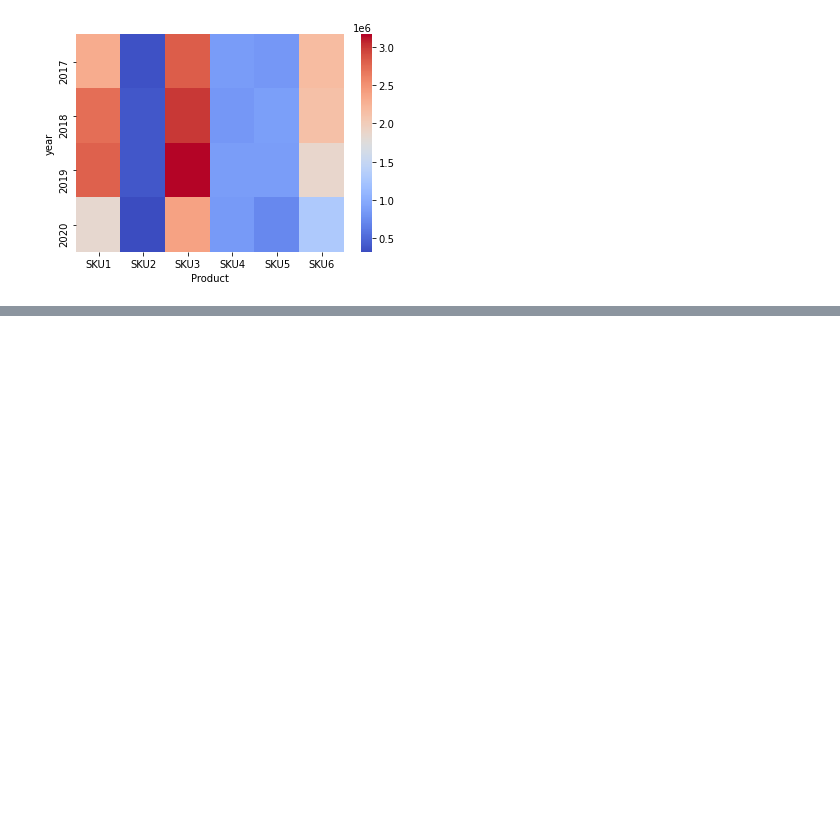
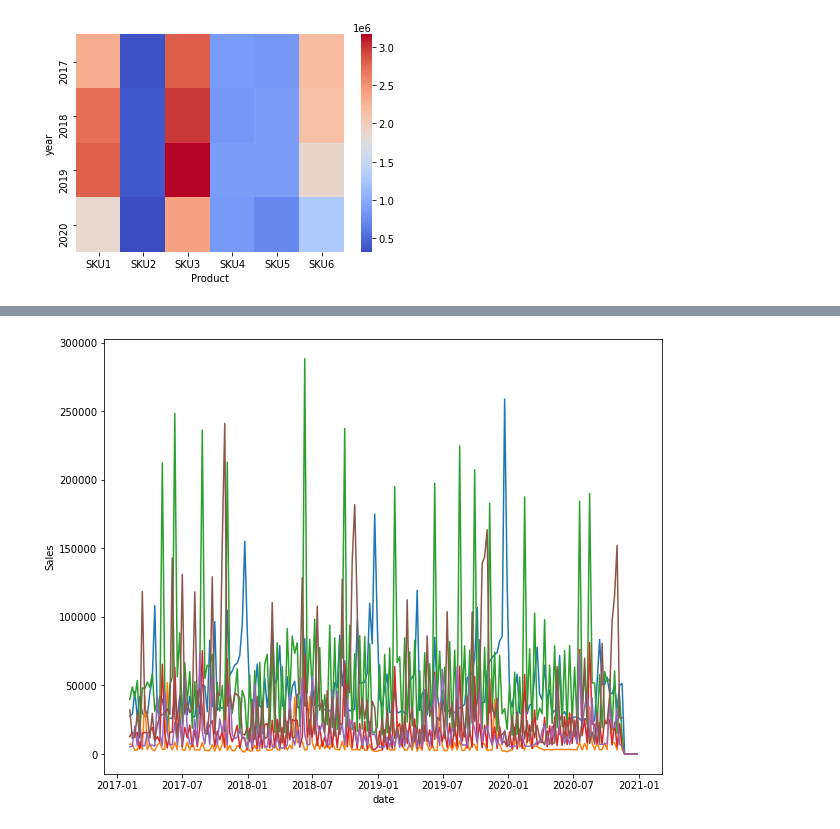
Before and after one commit to felix-n12/Retail-Forecasting, a Jupyter notebook: retail_forecasting.ipynb, the cells around one changed output, grey strips where cells are left out. Drawn from its saved outputs; the diff is of its cells as text; code cells hidden in the pictures; blank space fills up the shorter version.

```diff
--- a/retail_forecasting.ipynb
+++ b/retail_forecasting.ipynb
@@ -632,0 +664,8 @@ plt.show()
+# %%
+#creating a lineplot for each product
+product=['SKU1','SKU2','SKU3','SKU4','SKU5','SKU6']
+fig,ax=plt.subplots(figsize=(10,8))
+for all in product:
+    sns.lineplot(x='date',y='Sales',data=df.loc[df['Product']== all],legend=True)
+# %% [output]
+[figure, added]
```
Also changed, not shown: parts of 22 cells of this notebook.
